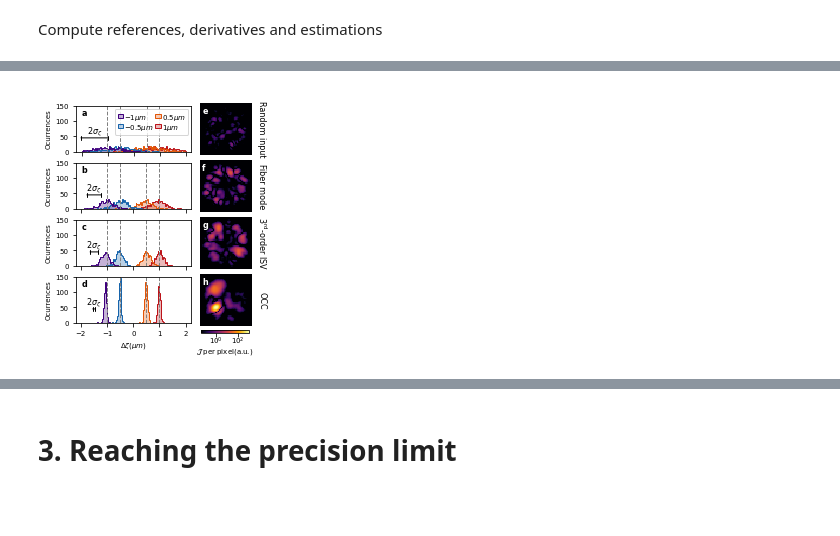
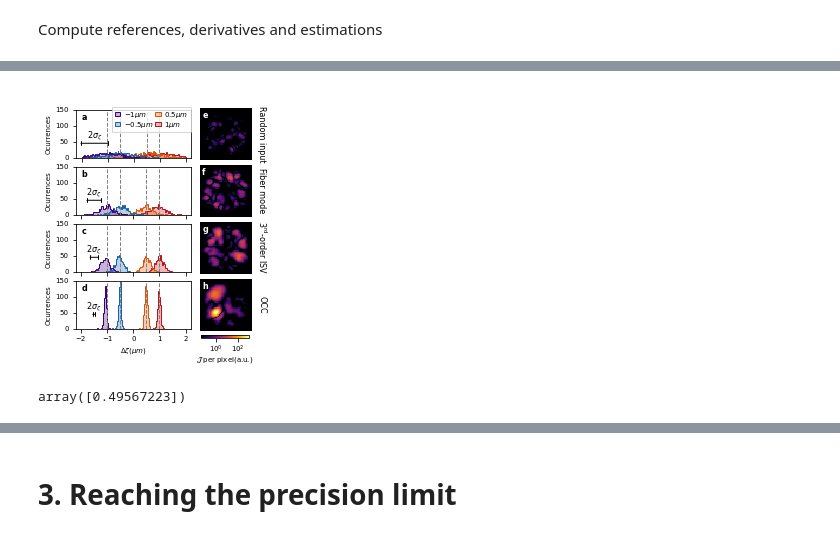
Before and after one commit to rodguti90/Article_PrecisionLimitTensorWFS, a Jupyter notebook: Crashing_disorder_figuresSI.ipynb, the cells around one changed output, grey strips where cells are left out. Saved outputs shown, nothing was run; the diff lists cells and outputs as text; code cells hidden in the pictures; blank space fills up the shorter version.

```diff
--- a/Crashing_disorder_figuresSI.ipynb
+++ b/Crashing_disorder_figuresSI.ipynb
@@ -510,38 +532,43 @@ for ip in range(4):
     for n, i_def in enumerate(i_def_list):
 
         axs[ip,0].axvline(x=target_def_list[n], c='gray',linewidth=lw, ls='--')
-    axs[ip,0].set_box_aspect(1/2.5)
+    axs[ip,0].set_box_aspect(1/2.4)
     axs[ip,0].set_xticks(np.arange(xmin,xmax+1,1))
     axs[ip,0].set_ylabel('Ocurrences')
 
 
     axs[ip,0].text(0.05,0.8,nb_lb[0][ip], transform=axs[ip,0].transAxes, color='k', fontweight='bold')
     axs[ip,1].text(0.05,0.8,nb_lb[1][ip], transform=axs[ip,1].transAxes, color='w', fontweight='bold')
 
 # handles = [matplotlib.patches.Rectangle((0,0),.1,.1,color=cf[i],ec=chist[i]) for i in range(4)]
 # labels= ["$-1\mu m$","$-0.5\mu m$", "$0.5\mu m$",'$1\mu m$']
 # fig.legend(handles, labels, fontsize=SMALL_SIZE, ncol=2, loc=(0.16,0.86), frameon=False)
 
 cb_width =0.205
 cb_height = 0.01
 # cbar_ax2 = fig.add_axes([0.545, 0.9, cb_width, cb_height])
 # cbar2=fig.colorbar(pl_fish, cax=cbar_ax2, orientation='horizontal', label='$\mathcal{J}$ per pixel(a.u.)')
 # cbar_ax2.xaxis.set_ticks_position('top')
 # cbar_ax2.get_xaxis().labelpad = -25
 # cbar_ax2.xaxis.set_tick_params(pad=-2)
 
 handles = [matplotlib.patches.Rectangle((0,0),.01,.01,color=cf[i],ec=chist[i]) for i in range(4)]
 labels= ["$-1\mu m$","$-0.5\mu m$", "$0.5\mu m$",'$1\mu m$']
-fig.legend(handles, labels, fontsize=SMALL_SIZE, ncol=2, loc=(0.325,0.825), frameon=True, handleheight=.5,
-           handlelength=.8, labelspacing=0, columnspacing=0.2,handletextpad=0.1)
+fig.legend(handles, labels, fontsize=SMALL_SIZE, ncol=2, loc=(0.312,0.84),
+           frameon=True, handleheight=.5,
+           handlelength=.8, labelspacing=0, columnspacing=0.2,handletextpad=0.5)
 
 cbar_ax2 = fig.add_axes([0.545, 0.1, cb_width, cb_height])
 cbar2=fig.colorbar(pl_fish, cax=cbar_ax2, orientation='horizontal', label='$\mathcal{J}$ per pixel(a.u.)')
 cbar_ax2.xaxis.set_ticks_position('bottom')
 cbar_ax2.get_xaxis().labelpad = 0
-cbar_ax2.xaxis.set_tick_params(pad=-2)
+cbar_ax2.xaxis.set_tick_params(pad=2)
 plt.subplots_adjust(left=0, bottom=None, right=None, top=None, wspace=-0.2, hspace=0.1)
 
 plt.savefig(os.path.join(fig_path,'Est_def.pdf'),bbox_inches='tight',dpi=400)
 # %% [output]
-[figure, old version]
+[figure, new version]
+# %%
+target_def_list
+# %% [output]
+array([0.49567223])
```
Also changed, not shown: parts of 35 cells of this notebook, 1 other file.
